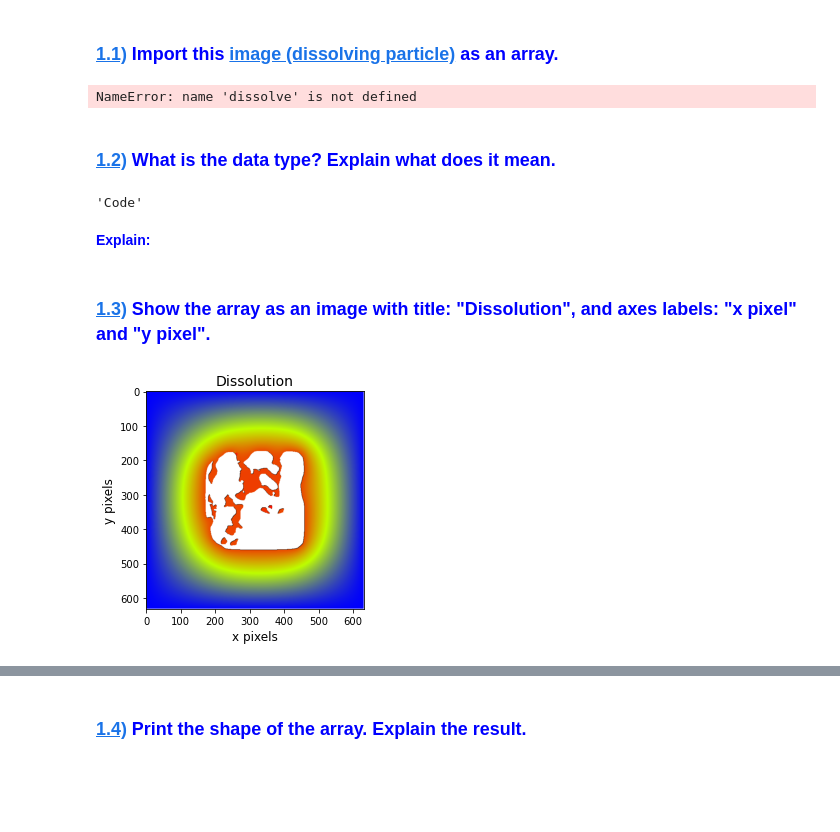
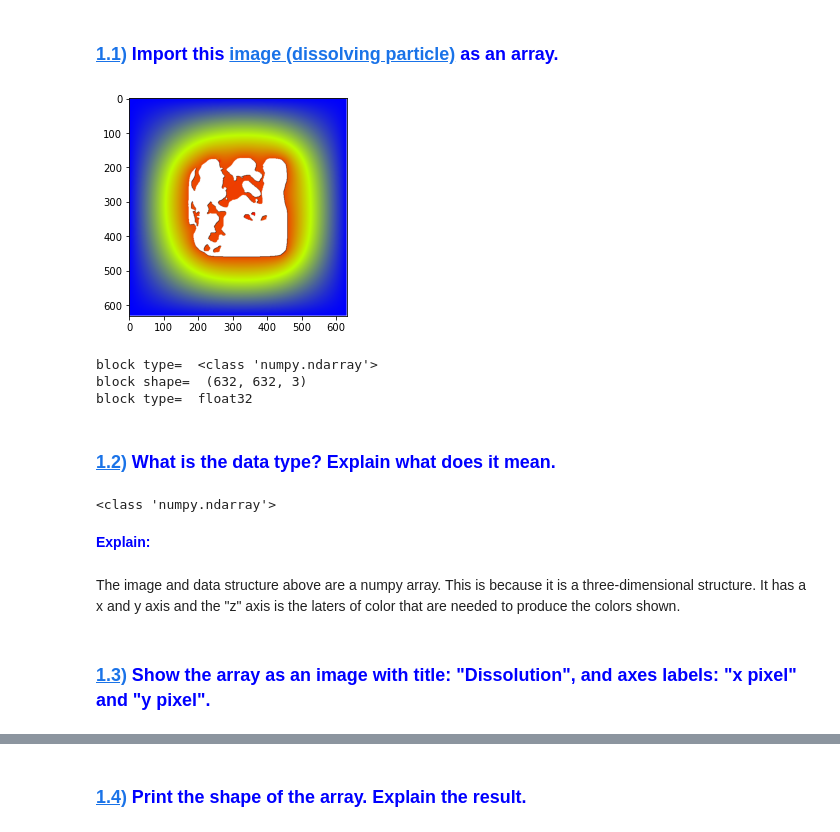
Before and after one commit to dpploy/chen-3170, a Jupyter notebook: notebooks/labwork-03.ipynb, the cells around one changed output, grey strips where cells are left out. Drawn from its saved outputs; the diff is of its cells as text; code cells hidden in the pictures; blank space fills up the shorter version.

```diff
--- a/notebooks/labwork-03.ipynb
+++ b/notebooks/labwork-03.ipynb
@@ -55,33 +55,37 @@ ChEn-3170: Computational Methods in Chemical Engineering Fall 2020 UMass Lowell;
 ## <span style="color:blue">[Assignment 1 (20 pts)](#toa)</span><a id="a1"></a>
 # %% [markdown]
 ### <span style="color:blue">[1.1)](#toa) Import this [image (dissolving particle)](https://raw.githubusercontent.com/dpploy/chen-3170/master/notebooks/images/dissolve.png) as an array.</span><a id="a11"></a>
-# %%
-'''Code'''
-import numpy as np
-
-from matplotlib import image
-from matplotlib import pyplot
-
-image= dissolve.png('dissolve.png')
-
-print(image.dtype)
-print(image.shape)
-
-pyplot.imshow(image)
-pyplot.show()
-# %% [output]
-NameError: name 'dissolve' is not defined
+# %%
+'''Code'''
+import numpy as np   #import numpy package and give shortcut of np
+
+
+from matplotlib import image
+from matplotlib import pyplot as plt     #import pyplot as plt
+
+block = plt.imread( 'images/dissolve.png', format='png' )    #import dissolving particle
+
+plt.imshow(block)
+plt.show()
+
+print("block type= ", type(block))
+print("block shape= ", block.shape)
+print("block type= ", block.dtype)
+# %% [output]
+[figure, added]
+block type=  <class 'numpy.ndarray'>
+block shape=  (632, 632, 3)
+block type=  float32
 # %% [markdown]
 ### <span style="color:blue">[1.2)](#toa) What is the data type? Explain what does it mean.</span><a id="a12"></a>
-# %%
-'''Code'''
-# %% [output]
-'Code'
+# %%
+'''Code'''
+print(type(block))   #show type of data
+# %% [output]
+<class 'numpy.ndarray'>
 # %% [markdown]
 <span style="color:blue">**Explain:**</span>
+# %% [markdown]
+The image and data structure above are a numpy array. This is because it is a three-dimensional structure. It has a x and y axis and the "z" axis is the laters of color that are needed to produce the colors shown.
 # %% [markdown]
 ### <span style="color:blue">[1.3)](#toa) Show the array as an image with title: "Dissolution", and axes labels: "x pixel" and "y pixel". </span><a id="a13"></a>
-# %%
-'''Code'''
-# %% [output]
-[figure, removed]
```
Also changed, not shown: parts of 27 cells of this notebook.
